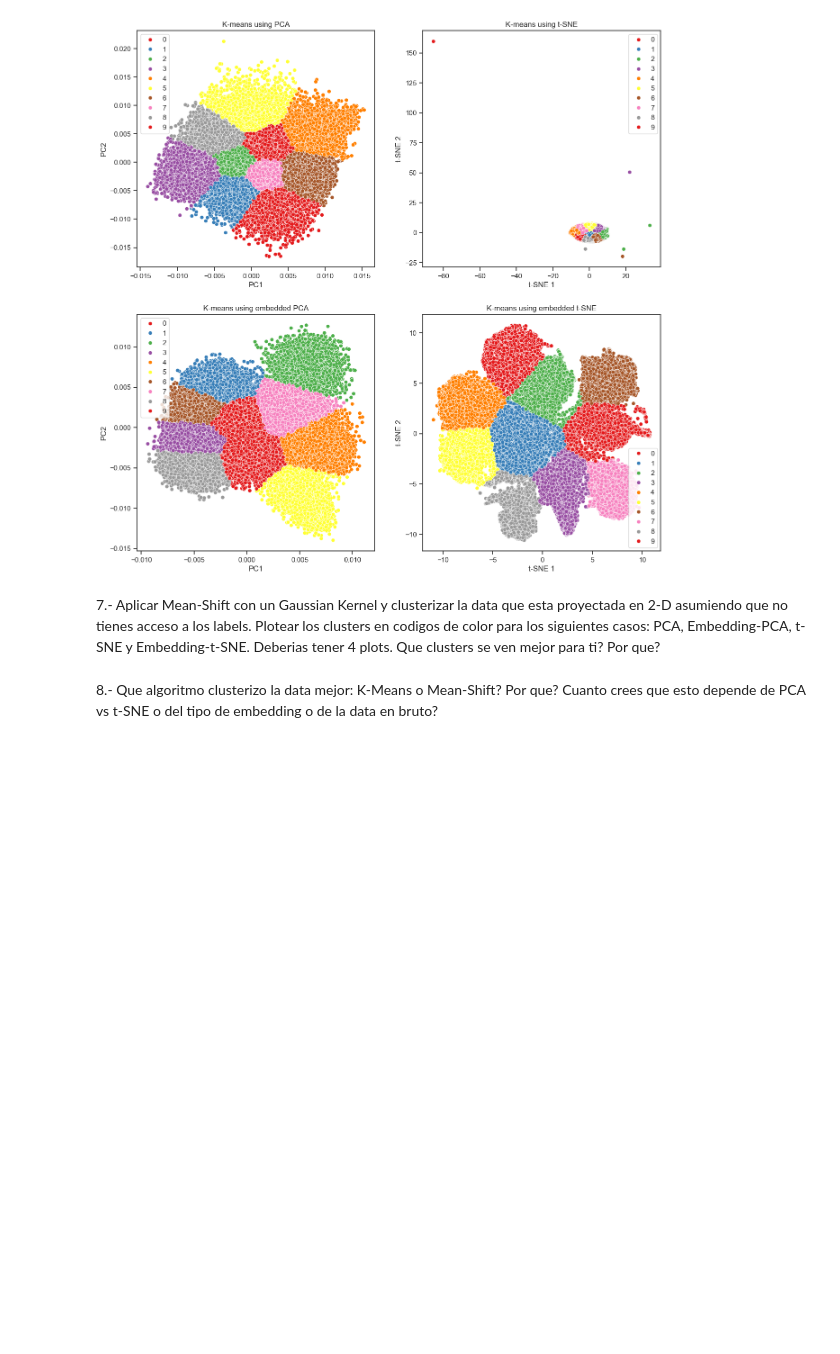
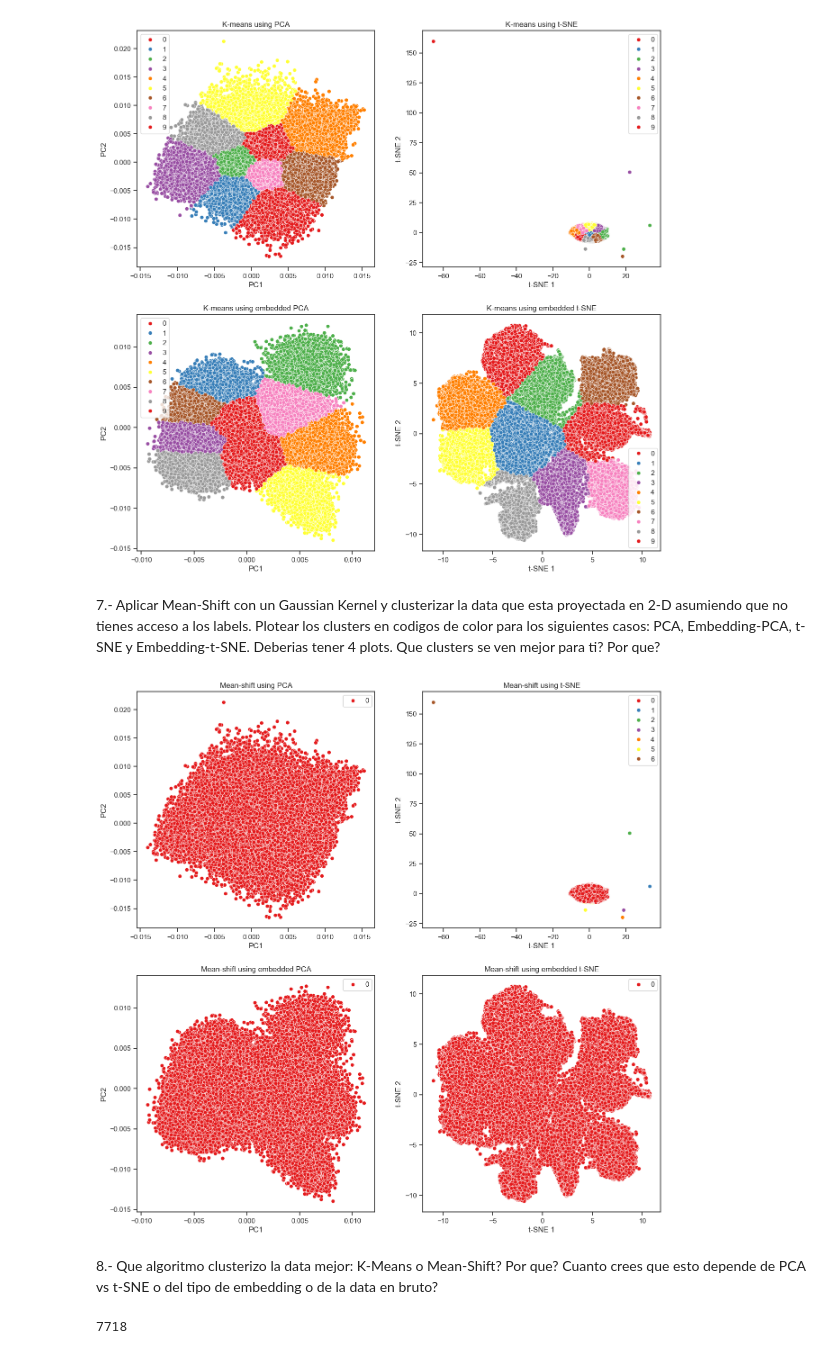
Before and after one commit to leonardocandio/lab3, a Jupyter notebook: notebooks/lab3_notebook.ipynb, the cells around one changed output. Drawn from its saved outputs; the diff is of its cells as text; code cells hidden in the pictures; blank space fills up the shorter version.

Commit message:
meanshift wip

```diff
--- a/notebooks/lab3_notebook.ipynb
+++ b/notebooks/lab3_notebook.ipynb
@@ -172,5 +173,48 @@ plt.show()
 [figure]
 # %% [markdown]
 7.- Aplicar Mean-Shift con un Gaussian Kernel y clusterizar la data que esta proyectada en 2-D asumiendo que no tienes acceso a los labels. Plotear los clusters en codigos de color para los siguientes casos: PCA, Embedding-PCA, t-SNE y Embedding-t-SNE. Deberias tener 4 plots. Que clusters se ven mejor para ti? Por que?
+# %%
+#using meanshift with a flat kernel
+
+#Mean-shift for PCA
+meanshift_pca = MeanShift()
+meanshift_pca.fit(pcaU[['PC1', 'PC2']])
+#Mean-shift for t-SNE
+meanshift_tsne = MeanShift()
+meanshift_tsne.fit(tsne_results_pca[['t-SNE 1', 't-SNE 2']])
+#Mean-shift for embedded PCA
+meanshift_embedded = MeanShift()
+meanshift_embedded.fit(pcaU_embedded[['PC1', 'PC2']])
+#Mean-shift for embedded t-SNE
+meanshift_embedded_tsne = MeanShift()
+meanshift_embedded_tsne.fit(tsne_results_embedded[['t-SNE 1', 't-SNE 2']])
+
+
+pca_predictions = meanshift_pca.predict(pcaU[['PC1', 'PC2']])
+tsne_predictions = meanshift_tsne.predict(tsne_results_pca[['t-SNE 1', 't-SNE 2']])
+pca_embedded_predictions = meanshift_embedded.predict(pcaU_embedded[['PC1', 'PC2']])
+tsne_embedded_predictions = meanshift_embedded_tsne.predict(tsne_results_embedded[['t-SNE 1', 't-SNE 2']])
+#plot all the clusters in the same image
+
+plt.figure(figsize=(15, 15))
+plt.subplot(2, 2, 1)
+sns.scatterplot(x='PC1', y='PC2', hue=pca_predictions, data=pcaU, palette='Set1')
+plt.title('Mean-shift using PCA')
+plt.subplot(2, 2, 2)
+sns.scatterplot(x='t-SNE 1', y='t-SNE 2', hue=tsne_predictions, data=tsne_results_pca, palette='Set1')
+plt.title('Mean-shift using t-SNE')
+plt.subplot(2, 2, 3)
+sns.scatterplot(x='PC1', y='PC2', hue=pca_embedded_predictions, data=pcaU_embedded, palette='Set1')
+plt.title('Mean-shift using embedded PCA')
+plt.subplot(2, 2, 4)
+sns.scatterplot(x='t-SNE 1', y='t-SNE 2', hue=tsne_embedded_predictions, data=tsne_results_embedded, palette='Set1')
+plt.title('Mean-shift using embedded t-SNE')
+plt.show()
+# %% [output]
+[figure, added]
 # %% [markdown]
 8.- Que algoritmo clusterizo la data mejor: K-Means o Mean-Shift? Por que? Cuanto crees que esto depende de PCA vs t-SNE o del tipo de embedding o de la data en bruto?
+# %%
+len(np.unique(meanshift_embedded_tsne.labels_))
+# %% [output]
+7718
```
Also changed, not shown: parts of 1 cell of this notebook.
